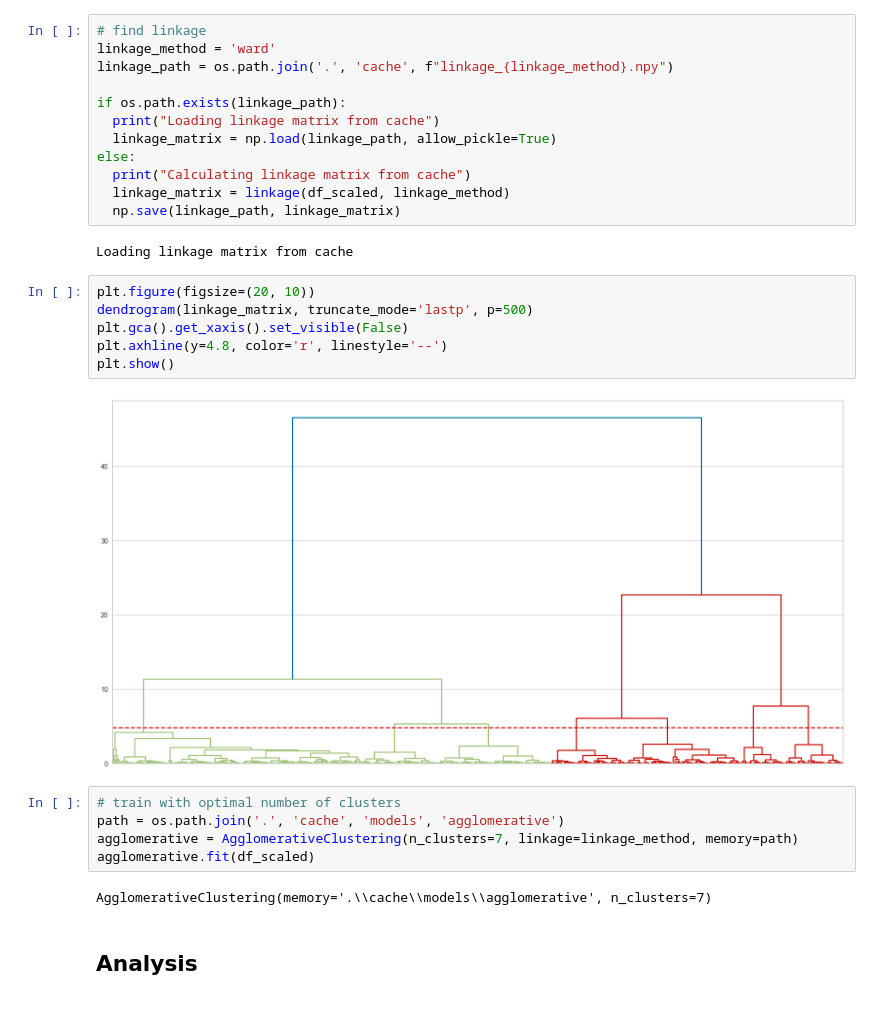
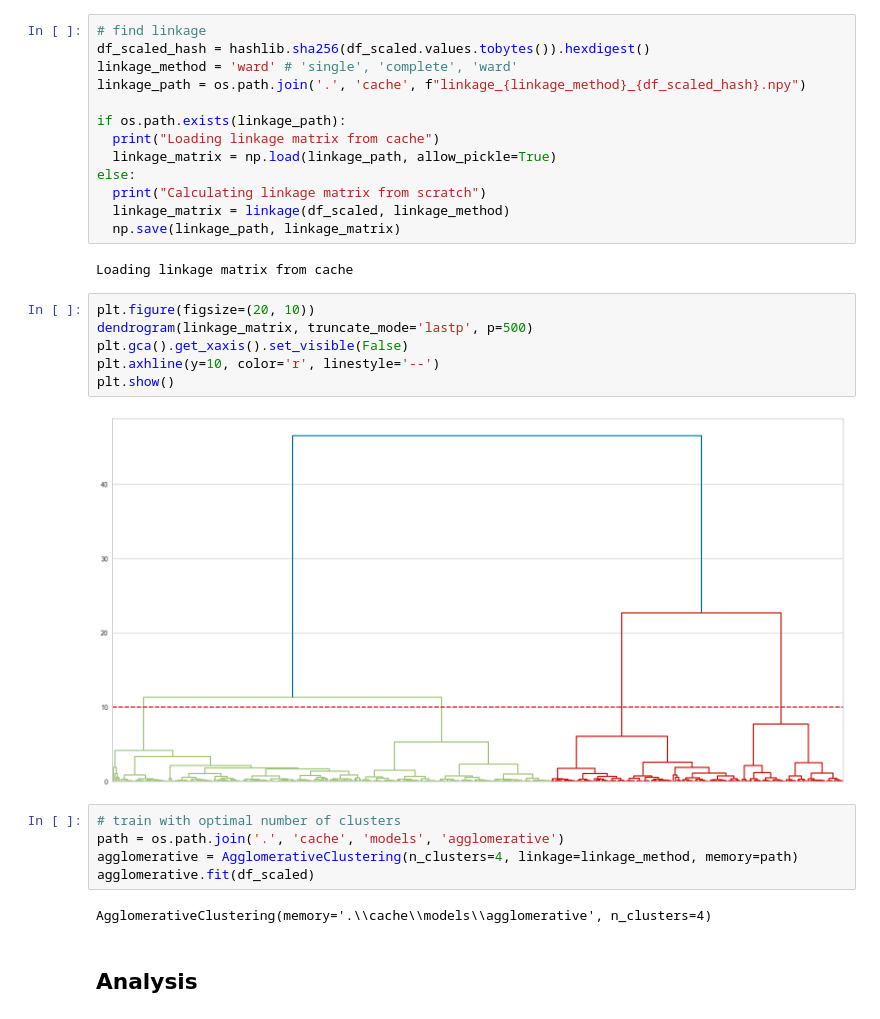
Before and after one commit to ALearningCurve/mism2510-finalproject, a Jupyter notebook: src/analysis.ipynb, the cells around one changed output. Drawn from its saved outputs; the diff is of its cells as text.

Commit message:
better linkage cacheing

```diff
--- a/src/analysis.ipynb
+++ b/src/analysis.ipynb
@@ -111,14 +112,15 @@ KMeans(n_clusters=4, random_state=0)
 ### Agglomerative
 # %%
 # find linkage
-linkage_method = 'ward'
-linkage_path = os.path.join('.', 'cache', f"linkage_{linkage_method}.npy")
+df_scaled_hash = hashlib.sha256(df_scaled.values.tobytes()).hexdigest()
+linkage_method = 'ward' # 'single', 'complete', 'ward'
+linkage_path = os.path.join('.', 'cache', f"linkage_{linkage_method}_{df_scaled_hash}.npy")
 
 if os.path.exists(linkage_path):
   print("Loading linkage matrix from cache")
   linkage_matrix = np.load(linkage_path, allow_pickle=True)
 else:
-  print("Calculating linkage matrix from cache")
+  print("Calculating linkage matrix from scratch")
   linkage_matrix = linkage(df_scaled, linkage_method)
   np.save(linkage_path, linkage_matrix)
 # %% [output]
@@ -126,18 +128,18 @@ Loading linkage matrix from cache
 # %%
 plt.figure(figsize=(20, 10))
 dendrogram(linkage_matrix, truncate_mode='lastp', p=500)
 plt.gca().get_xaxis().set_visible(False)
-plt.axhline(y=4.8, color='r', linestyle='--')
+plt.axhline(y=10, color='r', linestyle='--')
 plt.show()
 # %% [output]
-[figure, old version]
+[figure, new version]
 # %%
 # train with optimal number of clusters
 path = os.path.join('.', 'cache', 'models', 'agglomerative')
-agglomerative = AgglomerativeClustering(n_clusters=7, linkage=linkage_method, memory=path)
+agglomerative = AgglomerativeClustering(n_clusters=4, linkage=linkage_method, memory=path)
 agglomerative.fit(df_scaled)
 # %% [output]
-AgglomerativeClustering(memory='.\\cache\\models\\agglomerative', n_clusters=7)
+AgglomerativeClustering(memory='.\\cache\\models\\agglomerative', n_clusters=4)
 # %% [markdown]
 ## Analysis
 # %%
```
Also changed, not shown: parts of 3 cells of this notebook, 1 other file.
